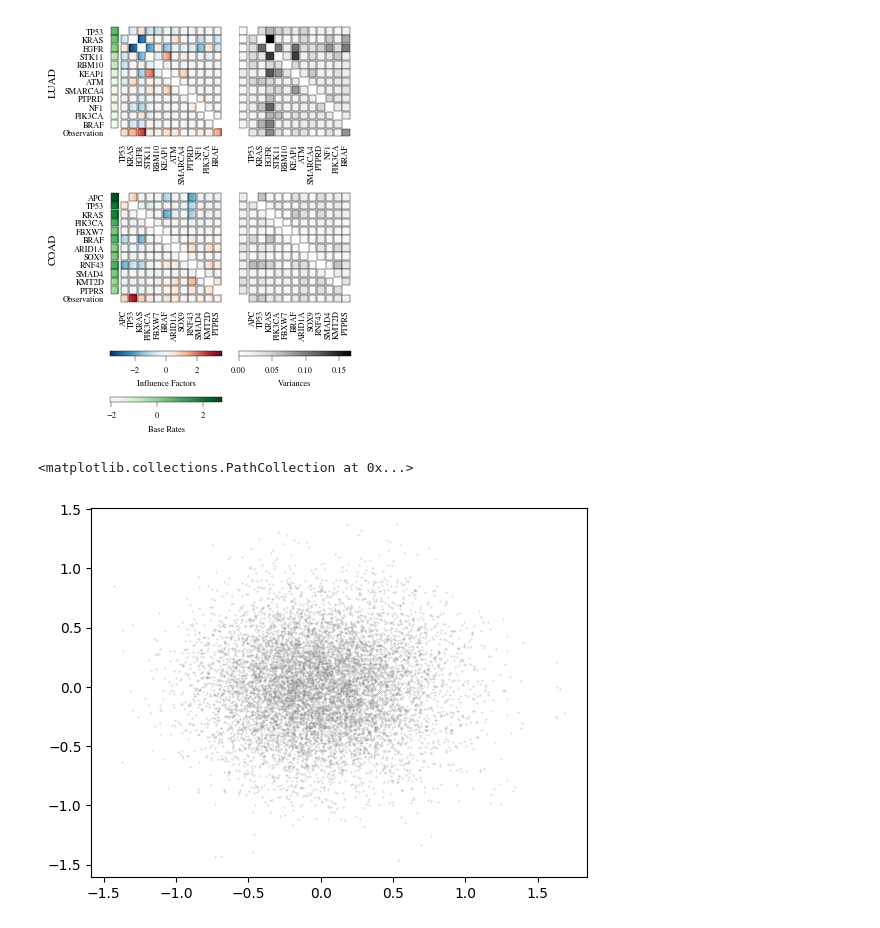
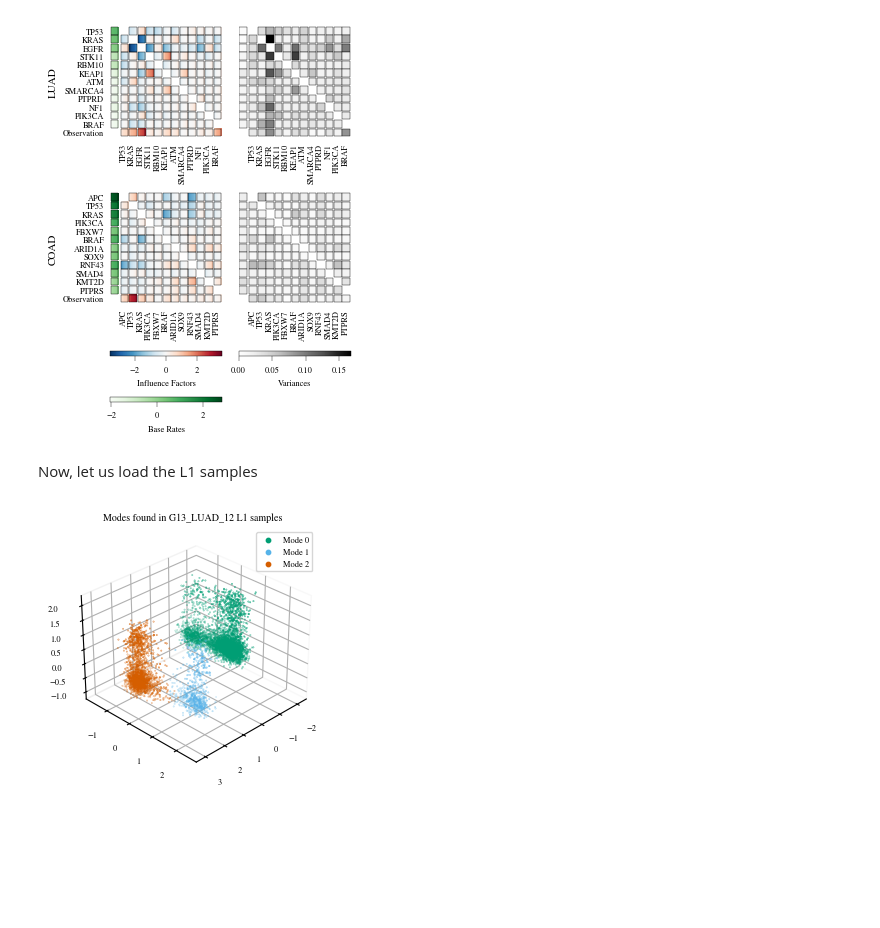
Before and after one commit to huy29433/MCMC-sampling-for-MHN, a Jupyter notebook: analysis/param_dist.ipynb, the cells around one changed output. Cells and saved outputs as stored; diff of their text form; code cells hidden in the pictures; blank space fills up the shorter version.

Commit message:
added algo comparison, mutation risk, analysis utils, analysis of modes, plotting colors

```diff
--- a/analysis/param_dist.ipynb
+++ b/analysis/param_dist.ipynb
@@ -131,2 +132,4 @@ fig.tight_layout()
 # %% [output]
 [figure]
+# %% [markdown]
+Now, let us load the L1 samples
@@ -133,22 +145,35 @@ fig.tight_layout()
 # %%
-clusterable_embedding = umap.UMAP(
-).fit_transform(coad_samples)
+# clusterable_embedding = umap.UMAP(n_components=3).fit_transform(mmala_log_thetas_r[::10,])
+n_components = 3
+clusterable_embedding = umap.UMAP(n_components=n_components, random_state=0)\
+    .fit_transform(samples)
 labels = HDBSCAN(
     min_samples=10,
-    min_cluster_size=500,
+    min_cluster_size=100,
 ).fit_predict(clusterable_embedding)
-standard_embedding = PCA(n_components=3).fit_transform(coad_samples)
+standard_embedding = PCA(n_components=n_components).fit_transform(samples)
 clustered = (labels >= 0)
-plt.scatter(standard_embedding[~clustered, 0],
-            standard_embedding[~clustered, 1],
-            color=(0.5, 0.5, 0.5),
-            s=0.1,
-            alpha=0.5)
-plt.scatter(standard_embedding[clustered, 0],
-            standard_embedding[clustered, 1],
-            c=labels[clustered],
-            s=0.1,
-            cmap='Spectral')
-# %% [output]
-<matplotlib.collections.PathCollection at 0x...>
-[figure, removed]
+# %%
+if n_components == 3:
+    fig = plt.figure(figsize=(3.21, 3.21))
+    ax = fig.add_subplot(projection='3d')
+else:
+    fig, ax = plt.subplots(figsize=(3.21, 3.21))
+for label in np.unique(labels):
+    if label == -1:
+        continue
+    ax.scatter(
+        *standard_embedding[labels == label].T,
+        s=0.1,
+        label=f"Mode {label}"
+    )
+if n_components == 3:
+    ax.view_init(azim=45 if data_name == "G13_LUAD_12" else 135)
+
+legend = ax.legend(markerscale=10)
+ax.xaxis.pane.fill = False
+ax.yaxis.pane.fill = False
+ax.zaxis.pane.fill = False
+_ = ax.set_title(f"Modes found in {data_name} L1 samples")
+# %% [output]
+[figure, added]
```
Also changed, not shown: parts of 3 cells of this notebook, 6 other files.
